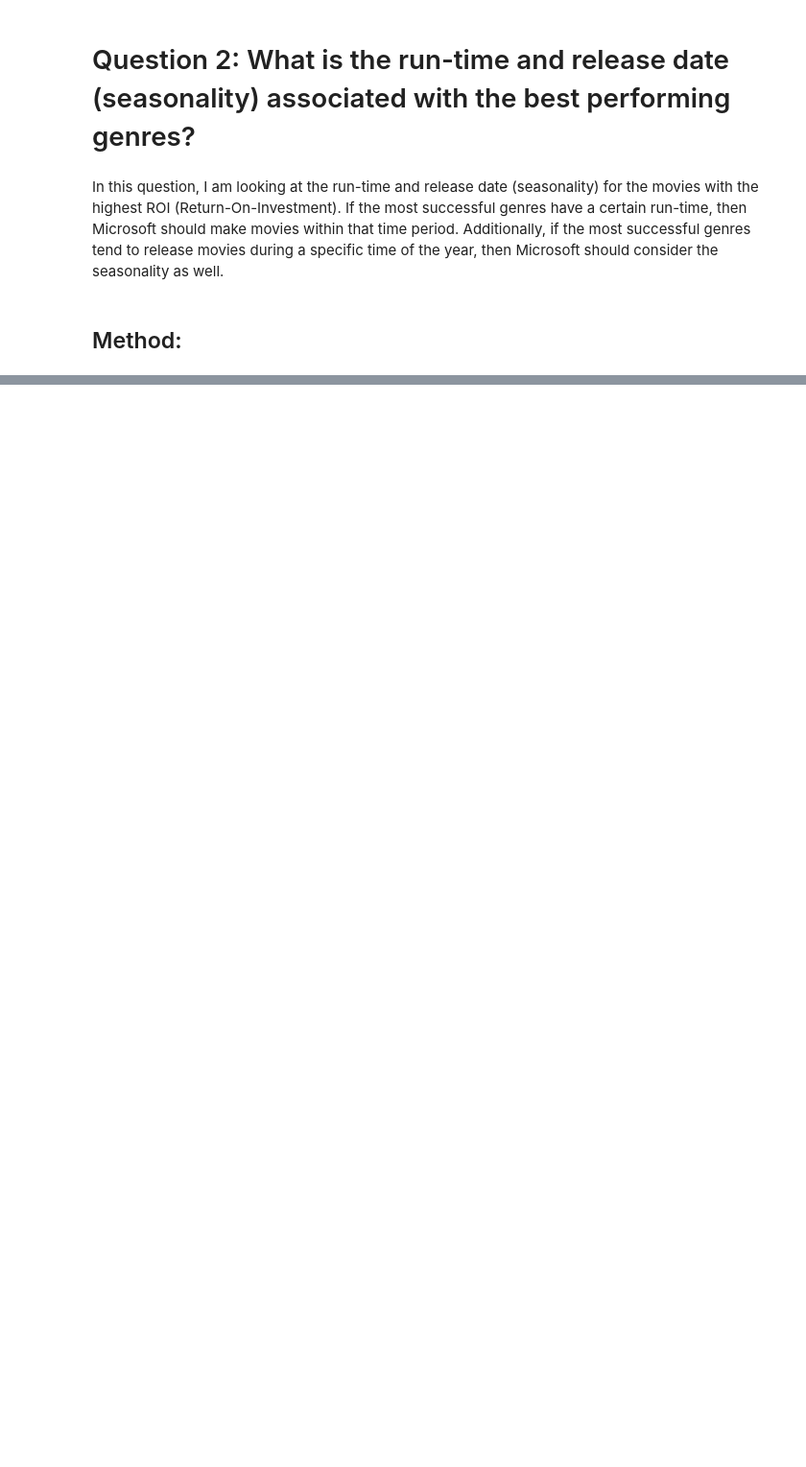
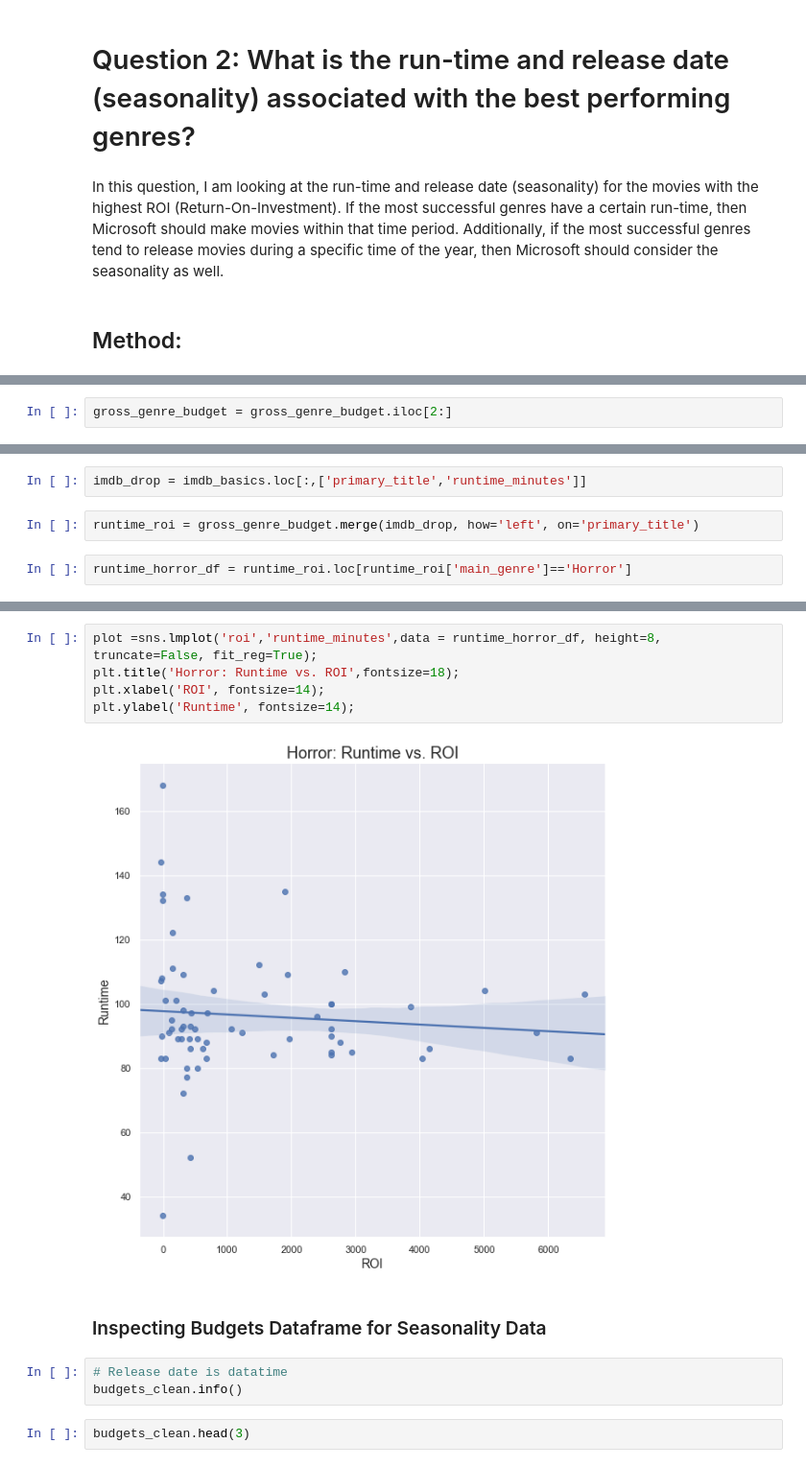
Before and after one commit to christiantsui/Movie-Data-Exploratory-Analysis, a Jupyter notebook: student.ipynb, the cells around one changed output, grey strips where cells are left out. Shown at 96% size. Drawn from its saved outputs; the diff is of its cells as text; blank space fills up the shorter version.

```diff
--- a/student.ipynb
+++ b/student.ipynb
@@ -514,0 +387,2 @@ runtime_roi
+# %%
+gross_genre_budget = gross_genre_budget.iloc[2:]
@@ -514,0 +398,6 @@ runtime_roi
+# %%
+imdb_drop = imdb_basics.loc[:,['primary_title','runtime_minutes']]
+# %%
+runtime_roi = gross_genre_budget.merge(imdb_drop, how='left', on='primary_title')
+# %%
+runtime_horror_df = runtime_roi.loc[runtime_roi['main_genre']=='Horror']
@@ -514,0 +435,14 @@ runtime_roi
+# %%
+plot =sns.lmplot('roi','runtime_minutes',data = runtime_horror_df, height=8, truncate=False, fit_reg=True);
+plt.title('Horror: Runtime vs. ROI',fontsize=18);
+plt.xlabel('ROI', fontsize=14);
+plt.ylabel('Runtime', fontsize=14);
+# %% [output]
+[figure, added]
+# %% [markdown]
+### Inspecting Budgets Dataframe for Seasonality Data
+# %%
+# Release date is datatime
+budgets_clean.info()
+# %%
+budgets_clean.head(3)
```
Also changed, not shown: parts of 61 cells of this notebook.
